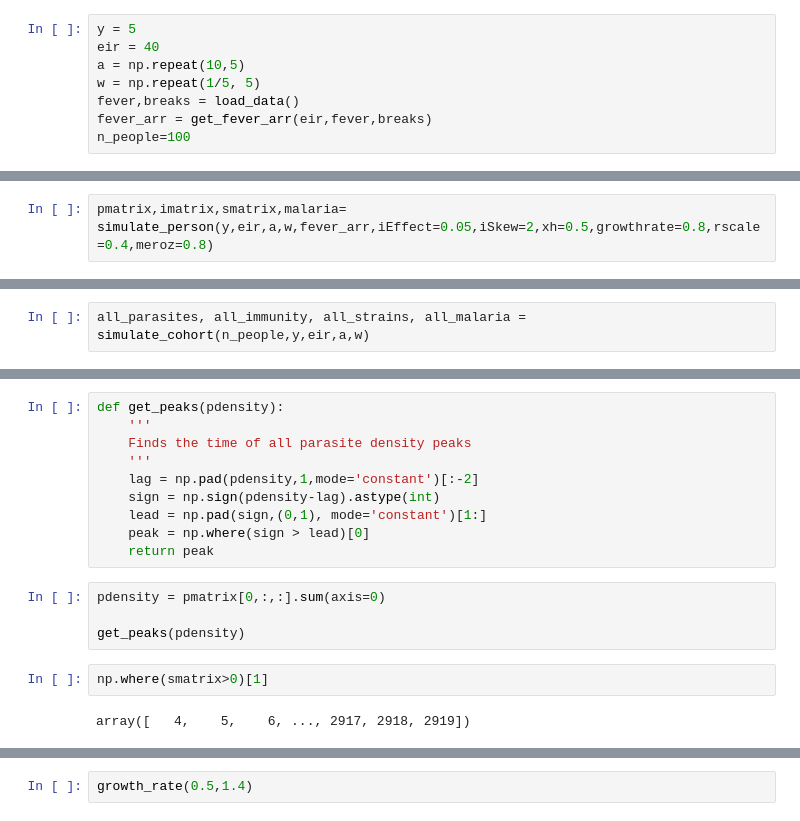
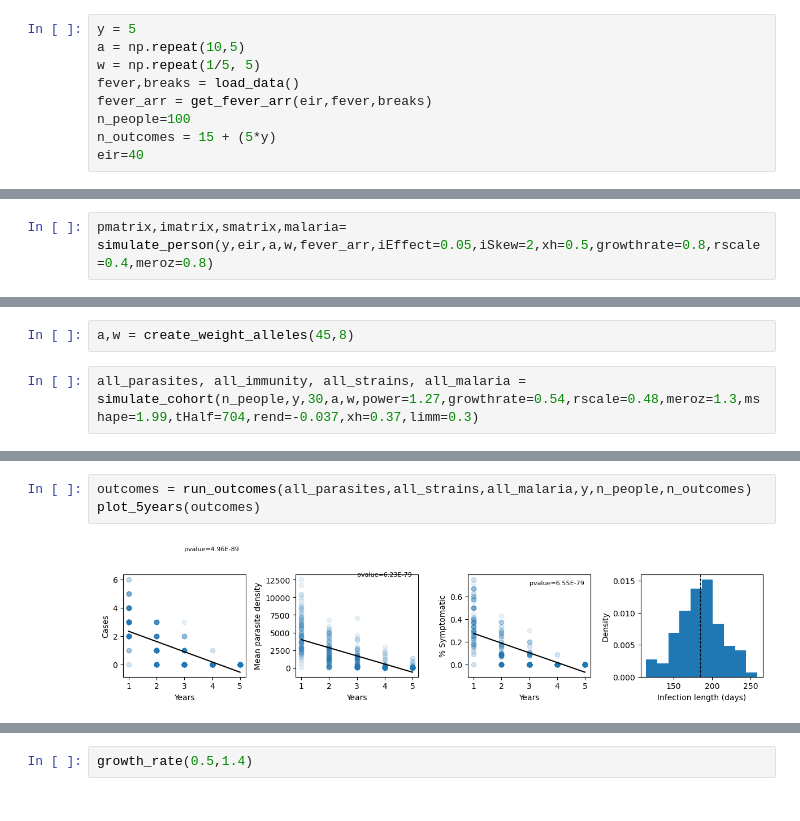
Before and after one commit to blab/pf-longitudinal, a Jupyter notebook: pf-tent/code/mechanistic.ipynb, the cells around one changed output, grey strips where cells are left out. Saved outputs shown, nothing was run; the diff lists cells and outputs as text.

```diff
--- a/pf-tent/code/mechanistic.ipynb
+++ b/pf-tent/code/mechanistic.ipynb
@@ -346,10 +347,11 @@ def simulate_cohort(n_people,y,eir,a,w,meroz=0.8,growthrate=0.8,mshape=1,rscale=
 # %%
 y = 5
-eir = 40
 a = np.repeat(10,5)
 w = np.repeat(1/5, 5)
 fever,breaks = load_data()
 fever_arr = get_fever_arr(eir,fever,breaks)
 n_people=100
+n_outcomes = 15 + (5*y)
+eir=40
 # %%
 %load_ext line_profiler
@@ -541,2 +666,4 @@ Line #      Hits         Time  Per Hit   % Time  Line Contents
+# %%
+a,w = create_weight_alleles(45,8)
 # %%
-all_parasites, all_immunity, all_strains, all_malaria = simulate_cohort(n_people,y,eir,a,w)
+all_parasites, all_immunity, all_strains, all_malaria = simulate_cohort(n_people,y,30,a,w,power=1.27,growthrate=0.54,rscale=0.48,meroz=1.3,mshape=1.99,tHalf=704,rend=-0.037,xh=0.37,limm=0.3)
@@ -566,18 +670,5 @@ std:0.8768557464030214
 # %%
-def get_peaks(pdensity):
-    '''
-    Finds the time of all parasite density peaks
-    '''
-    lag = np.pad(pdensity,1,mode='constant')[:-2]
-    sign = np.sign(pdensity-lag).astype(int)
-    lead = np.pad(sign,(0,1), mode='constant')[1:]
-    peak = np.where(sign > lead)[0]
-    return peak
+outcomes = run_outcomes(all_parasites,all_strains,all_malaria,y,n_people,n_outcomes)
+plot_5years(outcomes)
+# %% [output]
+[figure, added]
-# %%
-pdensity = pmatrix[0,:,:].sum(axis=0)
-
-get_peaks(pdensity)
-# %%
-np.where(smatrix>0)[1]
-# %% [output]
-array([   4,    5,    6, ..., 2917, 2918, 2919])
```
Also changed, not shown: parts of 24 cells of this notebook, 4 other files.
